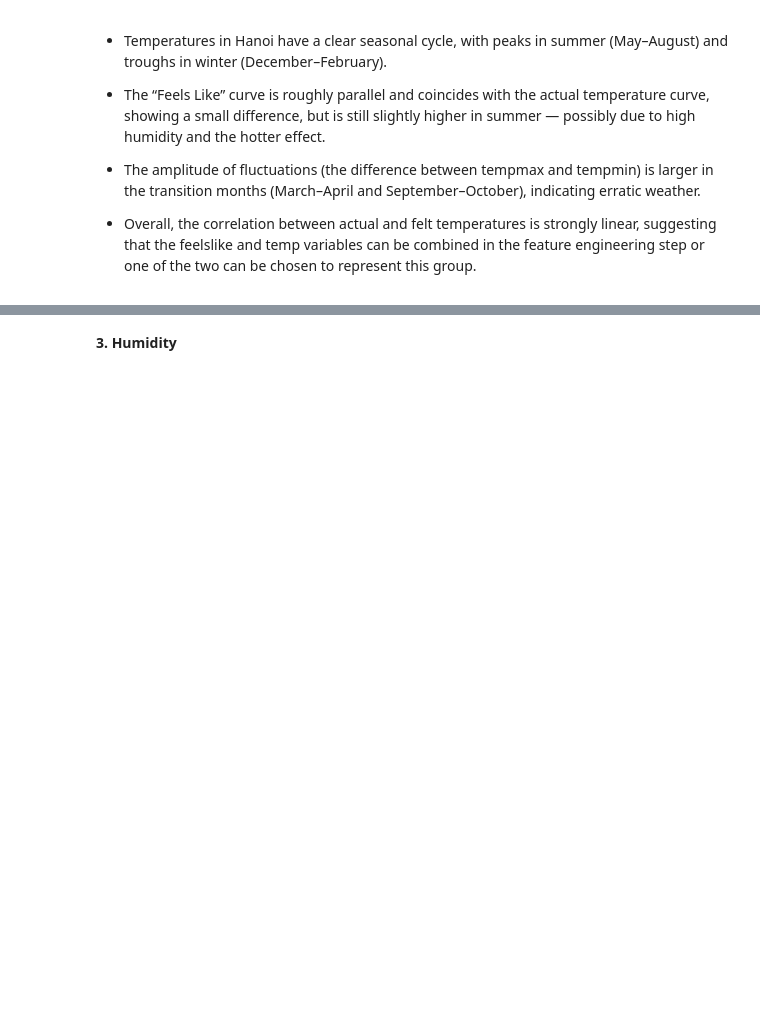
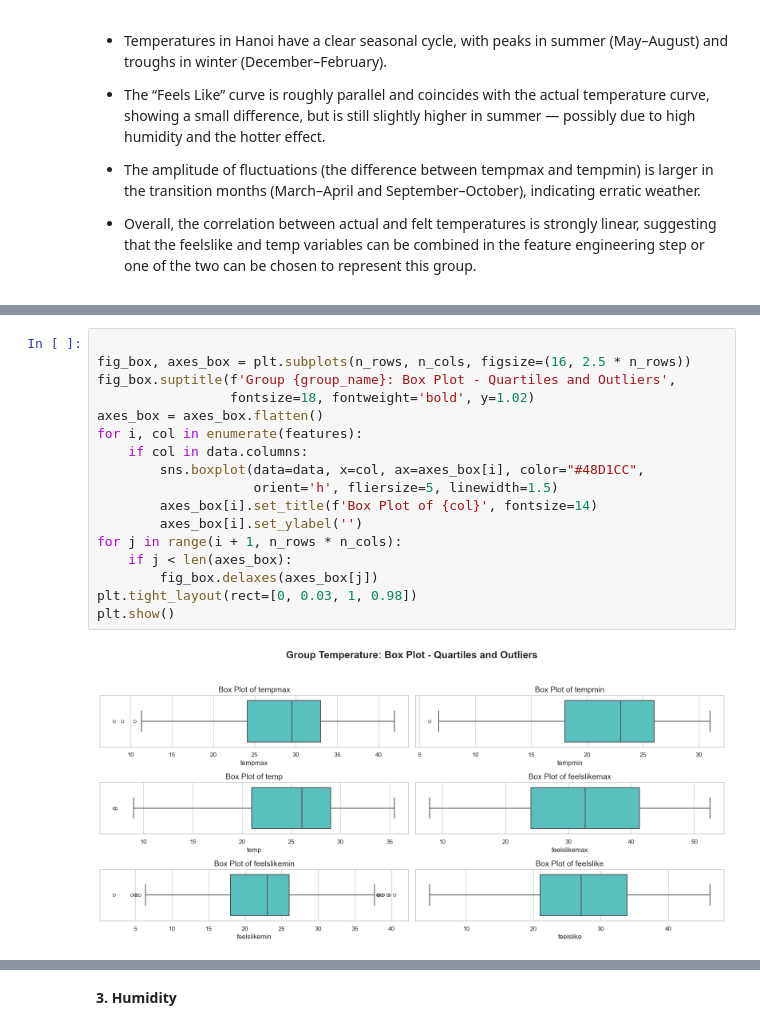
Before and after one commit to tungvoi38/Machine_Learning_Group_3, a Jupyter notebook: temperature_prediction_Hanoi/notebooks/01-data_understanding.ipynb, the cells around one changed output, grey strips where cells are left out. Cells and saved outputs as stored; diff of their text form; blank space fills up the shorter version.

```diff
--- a/temperature_prediction_Hanoi/notebooks/01-data_understanding.ipynb
+++ b/temperature_prediction_Hanoi/notebooks/01-data_understanding.ipynb
@@ -275,0 +310,19 @@ plt.show()
+# %%
+
+fig_box, axes_box = plt.subplots(n_rows, n_cols, figsize=(16, 2.5 * n_rows))
+fig_box.suptitle(f'Group {group_name}: Box Plot - Quartiles and Outliers',
+                 fontsize=18, fontweight='bold', y=1.02)
+axes_box = axes_box.flatten()
+for i, col in enumerate(features):
+    if col in data.columns:
+        sns.boxplot(data=data, x=col, ax=axes_box[i], color="#48D1CC",
+                    orient='h', fliersize=5, linewidth=1.5)
+        axes_box[i].set_title(f'Box Plot of {col}', fontsize=14)
+        axes_box[i].set_ylabel('')
+for j in range(i + 1, n_rows * n_cols):
+    if j < len(axes_box):
+        fig_box.delaxes(axes_box[j])
+plt.tight_layout(rect=[0, 0.03, 1, 0.98])
+plt.show()
+# %% [output]
+[figure, added]
```
Also changed, not shown: parts of 13 cells of this notebook, 2 other files.
